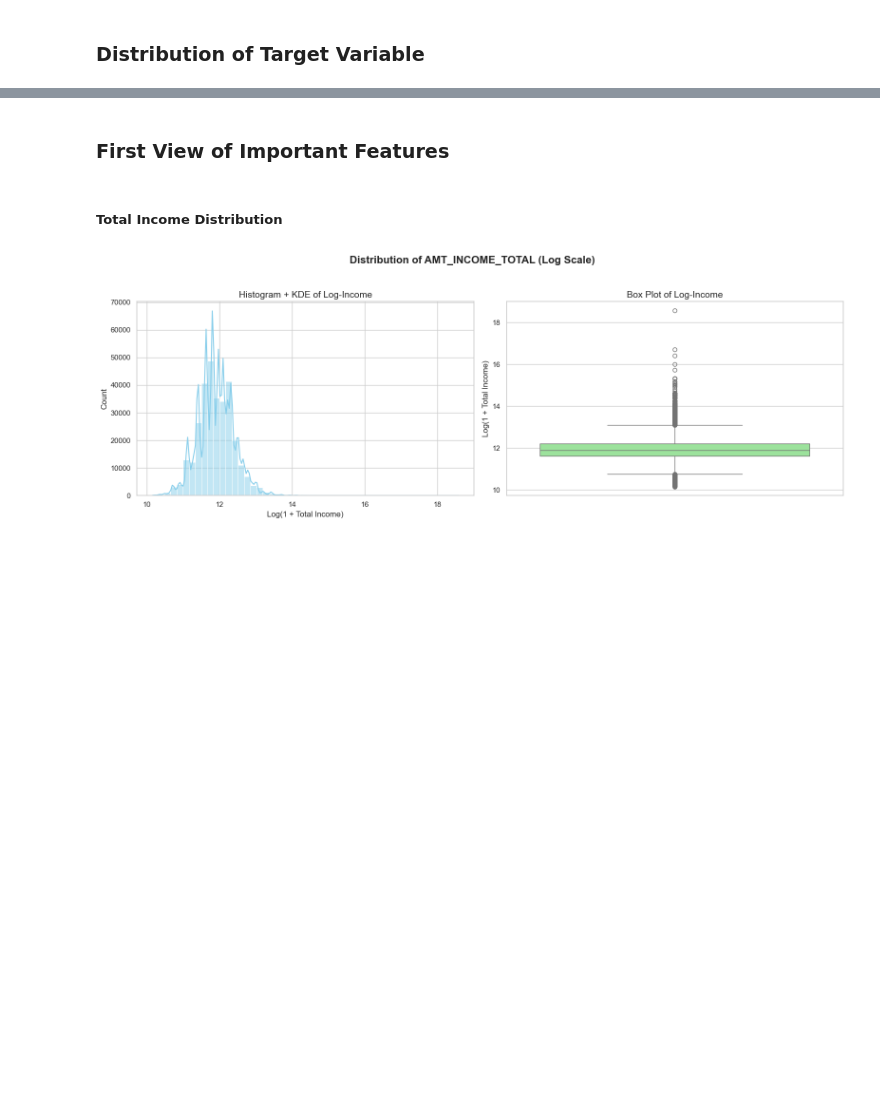
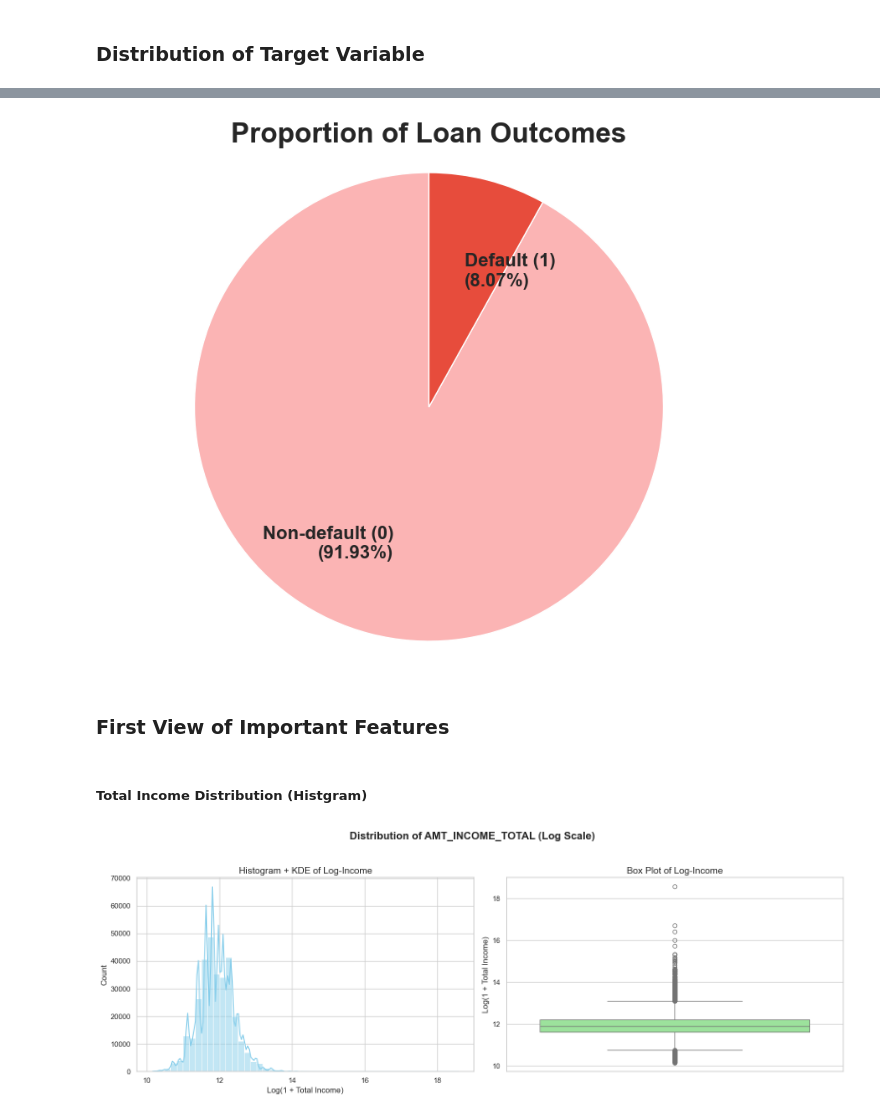
Before and after one commit to mandypeng-brown/data1030-project-credit-risk, a Jupyter notebook: notebook/EDA.ipynb, the cells around one changed output, grey strips where cells are left out. Drawn from its saved outputs; the diff is of its cells as text; code cells hidden in the pictures; blank space fills up the shorter version.

```diff
--- a/notebook/EDA.ipynb
+++ b/notebook/EDA.ipynb
@@ -220,7 +221,50 @@ Passing `palette` without assigning `hue` is deprecated and will be removed in v
+# %%
+import pandas as pd
+import numpy as np
+import matplotlib.pyplot as plt
+import seaborn as sns
+
+# 设置绘图风格
+sns.set(style="whitegrid")
+
+# --- 1. 准备数据 ---
+target_counts = df_full['TARGET'].value_counts()
+original_labels = ['Non-default (0)', 'Default (1)']
+sizes = target_counts.values
+total = sum(sizes)
+
+# --- 2. 【核心修改】创建包含类别和百分比的新标签 ---
+# 我们手动计算百分比，并和标签组合成新的字符串
+new_labels = [f'{label}\n({size/total:.2%})' for label, size in zip(original_labels, sizes)]
+
+# --- 3. 创建最终的饼状图 ---
+plt.figure(figsize=(10, 8))
+
+# 使用您喜欢的红色系
+colors = ["#fbb4b4", '#e74c3c']
+
+plt.pie(sizes,
+        # explode 参数已被移除
+        labels=new_labels,      # <--- 使用我们创建的新标签
+        colors=colors,
+        autopct=None,           # <--- 关闭自动百分比显示
+        shadow=False,           # <--- 关闭阴影
+        startangle=90,
+        textprops={'fontsize': 16, 'weight': 'bold'}, # 字体加粗更清晰
+        labeldistance=0.6       # <--- 将标签拉到饼图内部 (小于1即可)
+       )
+
+# --- 4. 添加标题和确保图形为正圆形 ---
+plt.title('Proportion of Loan Outcomes', fontsize=24, weight='bold')
+plt.axis('equal')  # 确保饼状图是正圆形
+
+plt.show()
+# %% [output]
+[figure, added]
 # %% [markdown]
 ### First View of Important Features
 # %% [markdown]
-##### Total Income Distribution
+##### Total Income Distribution (Histgram)
 # %%
 # log(total income + 1)
 df_full['LOG_INCOME'] = np.log1p(df_full['AMT_INCOME_TOTAL'])
```
Also changed, not shown: parts of 17 cells of this notebook, 2 other files.
